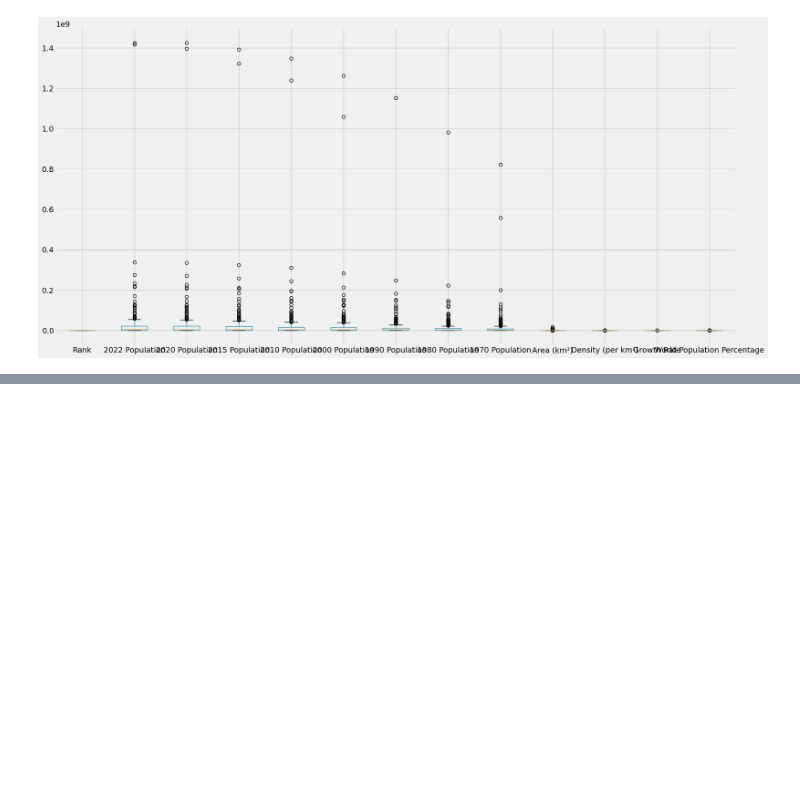
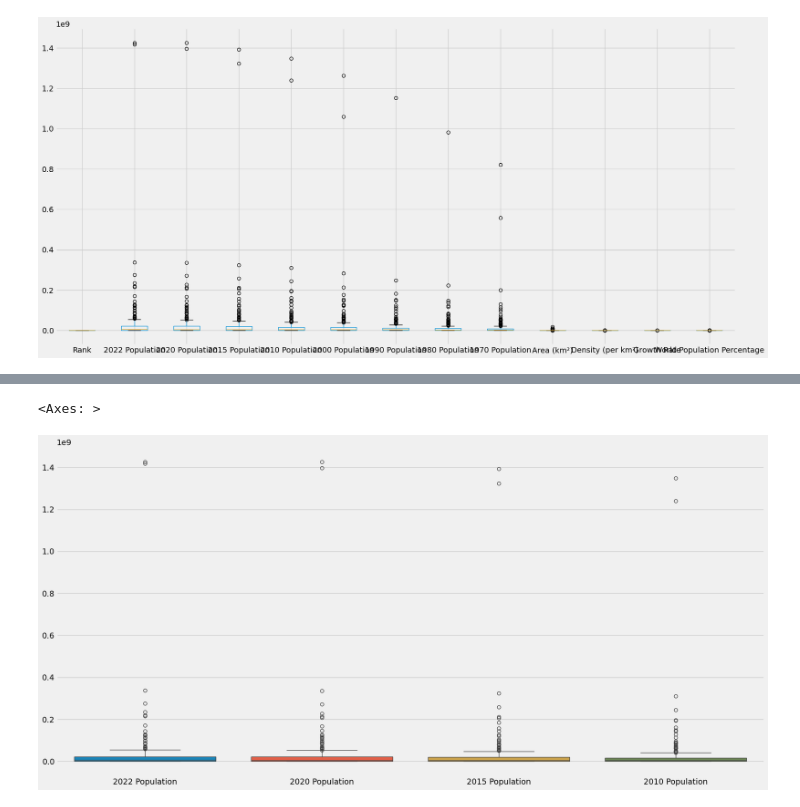
Before and after one commit to ProPolisPLUS/Python, a Jupyter notebook: 13.World_data_Analaysis.ipynb, the cells around one changed output, grey strips where cells are left out. Drawn from its saved outputs; the diff is of its cells as text; code cells hidden in the pictures; blank space fills up the shorter version.

```diff
--- a/13.World_data_Analaysis.ipynb
+++ b/13.World_data_Analaysis.ipynb
@@ -208,0 +199,7 @@ df.select_dtypes(include='number') #dobijamo samo brojeve
+# %%
+df7 = df[['2022 Population','2020 Population','2015 Population','2010 Population']]
+plt.figure(figsize=(20, 10))
+sns.boxplot(data=df7) #Seaborn je mnogo ljepsa biblioteka za vizuelizaciju
+# %% [output]
+<Axes: >
+[figure, added]
```
Also changed, not shown: parts of 7 cells of this notebook.
